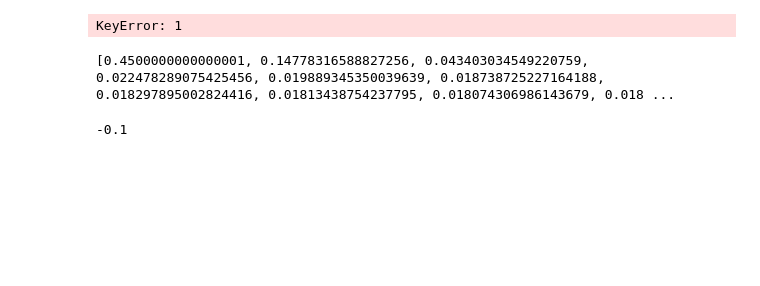
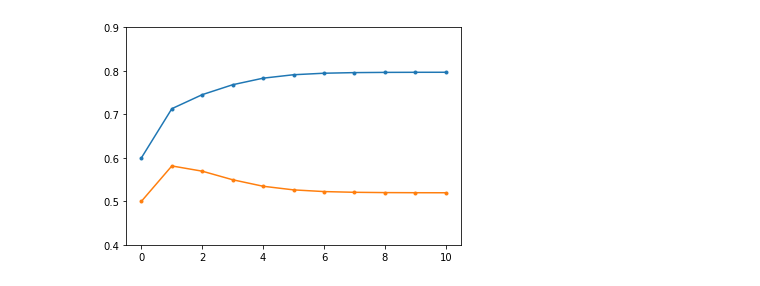
Before and after one commit to mtekman/EM-transcriptAbundances, a Jupyter notebook: EM-coins.ipynb, the cells around one changed output. Cells and saved outputs as stored; diff of their text form; code cells hidden in the pictures; blank space fills up the shorter version.

```diff
--- a/EM-coins.ipynb
+++ b/EM-coins.ipynb
@@ -22,10 +7,9 @@ print rprob_b
 # %%
-def e_step (theta,h):
+def e_step (theta,x):
     ez = {}
     for i in ['a','b']:
         ez[i] = []
-        for j in range(0,rounds):
-            s = binom.pmf(h[j],10,theta['a']) + binom.pmf(h[j],10,theta['b'])
-            ez[i].append(binom.pmf(h[j],10,theta[i])/s)
-#ezb0 = binom.pmf(h[0],10,th_b0)/(binom.pmf(h[0],10,th_a0)+binom.pmf(h[0],10,th_b0))
+        for j in range(0,len(x)):
+            s = binom.pmf(x[j],10,theta['a']) + binom.pmf(x[j],10,theta['b'])
+            ez[i].append(binom.pmf(x[j],10,theta[i])/s)
     return ez
@@ -57,10 +26,0 @@ def m_step(ez,h):
-# %%
-nr = []
-dice = []
-for i in range(0,rounds):
-    die_p = random.choice([rprob_a,rprob_b])
-    dice.append(die_p)
-    nr.append(np.random.binomial(10, p=die_p))
-print nr
-#print dice
-print sum(nr)
@@ -111,19 +27,24 @@ cth: {'a': 0.68710841067666528, 'b': 0.41196134164204062}
+# %%
+expz = {}
+expzs = {}
+rounds = 10
+thetas = {}
+current_theta = {'a':0.6, 'b':0.5}
+x = [5, 9, 8, 4, 7]
+thetas[0] = current_theta
+
+for i in range(1,rounds+1):
+    expz = e_step(current_theta,x)
+    expzs[i] = expz
+    current_theta = m_step(expz,x)
+    thetas[i] = current_theta
 # %%
-firstV = [[expzs[i]['a'][j] for j in range(0,rounds)] for i in range(1,ref_rounds)]
-#print firstV
-#np.mean(expzs['a'][0])
-#expz['a']
-plt.plot(error)
+theta_A = [[thetas[i]['a']] for i in range(0,rounds+1)]
+theta_B = [[thetas[i]['b']] for i in range(0,rounds+1)]
 
+plt.plot(theta_A,'.-')
+plt.plot(theta_B,'.-')
+plt.ylim((0.4,0.9))
 plt.show()
 # %% [output]
-KeyError: 1
+[figure, added]
-# %%
-print error
-# %% [output]
-[0.4500000000000001, 0.14778316588827256, 0.043403034549220759, 0.022478289075425456, 0.019889345350039639, 0.018738725227164188, 0.018297895002824416, 0.01813438754237795, 0.018074306986143679, 0.018 ...
-# %%
-a=0.7-0.8
-print 0.7-0.8
-# %% [output]
--0.1
```
Also changed, not shown: parts of 8 cells of this notebook, 2 other files.
